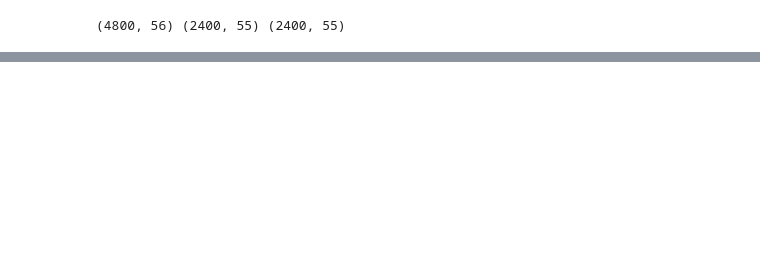
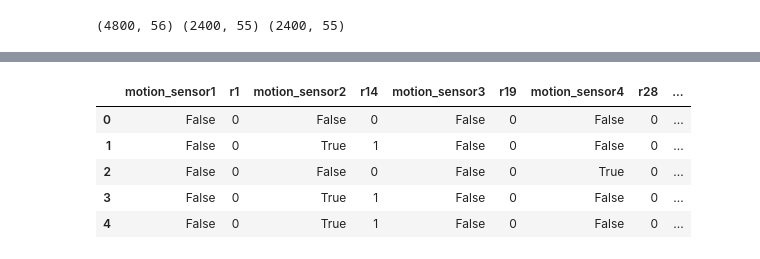
Before and after one commit to SacredPineapple/COMP9418-Assignment2, a Jupyter notebook: eda/sensor_reliability.ipynb, the cells around one changed output, grey strips where cells are left out. Saved outputs shown, nothing was run; the diff lists cells and outputs as text; code cells hidden in the pictures; blank space fills up the shorter version.

Commit message:
eda done for motion sensors? how to interpret

```diff
--- a/eda/sensor_reliability.ipynb
+++ b/eda/sensor_reliability.ipynb
@@ -186,0 +119,78 @@ Finding true count in room r12, for r1 at timestep 4683. It was 2
+# %%
+### Investigating reliability of motion sensors:
+# Again, going to assume these behave identically.
+
+# m1 in r1
+# m2 in r14
+# m3 in r19
+# m4 in r28
+# m5 in r29
+# m6 in r32
+motions = pd.DataFrame(data[['motion_sensor1', 'r1', 'motion_sensor2', 'r14', 'motion_sensor3', 'r19', 'motion_sensor4', 'r28', 'motion_sensor5', 'r29', 'motion_sensor6', 'r32']])
+
+motions['motion_sensor1'] = motions['motion_sensor1'] == 'motion'
+motions['motion_sensor2'] = motions['motion_sensor2'] == 'motion'
+motions['motion_sensor3'] = motions['motion_sensor3'] == 'motion'
+motions['motion_sensor4'] = motions['motion_sensor4'] == 'motion'
+motions['motion_sensor5'] = motions['motion_sensor5'] == 'motion'
+motions['motion_sensor6'] = motions['motion_sensor6'] == 'motion'
+
+motions['p1'] = motions['r1'] > 0
+motions['p2'] = motions['r14'] > 0
+motions['p3'] = motions['r19'] > 0
+motions['p4'] = motions['r28'] > 0
+motions['p5'] = motions['r29'] > 0
+motions['p6'] = motions['r32'] > 0
+
+cm1 = {
+    'tp': (motions['p1'] & motions['motion_sensor1']).sum(),
+    'fp': (~motions['p1'] & motions['motion_sensor1']).sum(),
+    'tn': (~motions['p1'] & ~motions['motion_sensor1']).sum(),
+    'fn': (motions['p1'] & ~motions['motion_sensor1']).sum(),
+}
+
+cm2 = {
+    'tp': (motions['p2'] & motions['motion_sensor2']).sum(),
+    'fp': (~motions['p2'] & motions['motion_sensor2']).sum(),
+    'tn': (~motions['p2'] & ~motions['motion_sensor2']).sum(),
+    'fn': (motions['p2'] & ~motions['motion_sensor2']).sum(),
+}
+
+cm3 = {
+    'tp': (motions['p3'] & motions['motion_sensor3']).sum(),
+    'fp': (~motions['p3'] & motions['motion_sensor3']).sum(),
+    'tn': (~motions['p3'] & ~motions['motion_sensor3']).sum(),
+    'fn': (motions['p3'] & ~motions['motion_sensor3']).sum(),
+}
+
+cm4 = {
+    'tp': (motions['p4'] & motions['motion_sensor4']).sum(),
+    'fp': (~motions['p4'] & motions['motion_sensor4']).sum(),
+    'tn': (~motions['p4'] & ~motions['motion_sensor4']).sum(),
+    'fn': (motions['p4'] & ~motions['motion_sensor4']).sum(),
+}
+
+cm5 = {
+    'tp': (motions['p5'] & motions['motion_sensor5']).sum(),
+    'fp': (~motions['p5'] & motions['motion_sensor5']).sum(),
+    'tn': (~motions['p5'] & ~motions['motion_sensor5']).sum(),
+    'fn': (motions['p5'] & ~motions['motion_sensor5']).sum(),
+}
+
+cm6 = {
+    'tp': (motions['p6'] & motions['motion_sensor6']).sum(),
+    'fp': (~motions['p6'] & motions['motion_sensor6']).sum(),
+    'tn': (~motions['p6'] & ~motions['motion_sensor6']).sum(),
+    'fn': (motions['p6'] & ~motions['motion_sensor6']).sum(),
+}
+
+for cm in [cm1, cm2, cm3, cm4, cm5, cm6]:
+    print("For sensor:")
+    # How much does saying 'no motion' indicate no people?
+    print(f"True negative rate: {cm['tn'] / (cm['tn'] + cm['fn'])}")
+
+    # How much does saying 'motion' indicate yes people?
+    print(f"True positive rate: {cm['tp'] / (cm['tp'] + cm['fp'])}")
+
+motions.head()
+# %% [output]
@@ -186,0 +215,6 @@ Finding true count in room r12, for r1 at timestep 4683. It was 2
+|  | motion_sensor1 | r1 | motion_sensor2 | r14 | motion_sensor3 | r19 | motion_sensor4 | r28 | ... |
+| 0 | False | 0 | False | 0 | False | 0 | False | 0 | ... |
+| 1 | False | 0 | True | 1 | False | 0 | False | 0 | ... |
+| 2 | False | 0 | False | 0 | False | 0 | True | 0 | ... |
+| 3 | False | 0 | True | 1 | False | 0 | False | 0 | ... |
+| 4 | False | 0 | True | 1 | False | 0 | False | 0 | ... |
```
Also changed, not shown: parts of 5 cells of this notebook, 1 other file.
